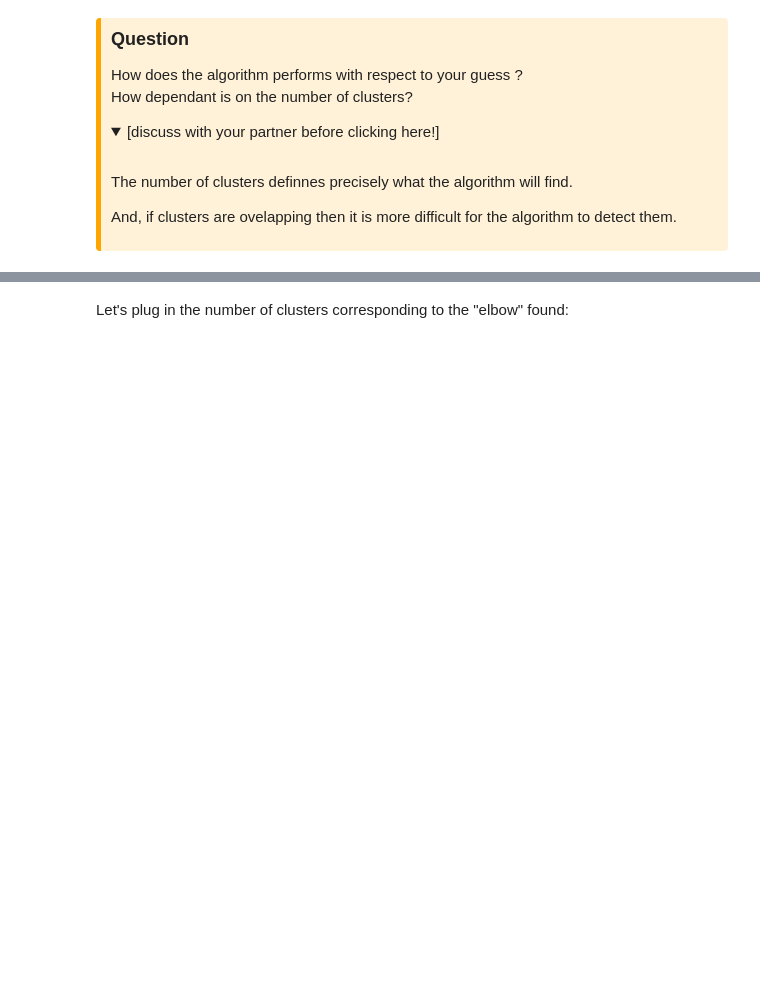
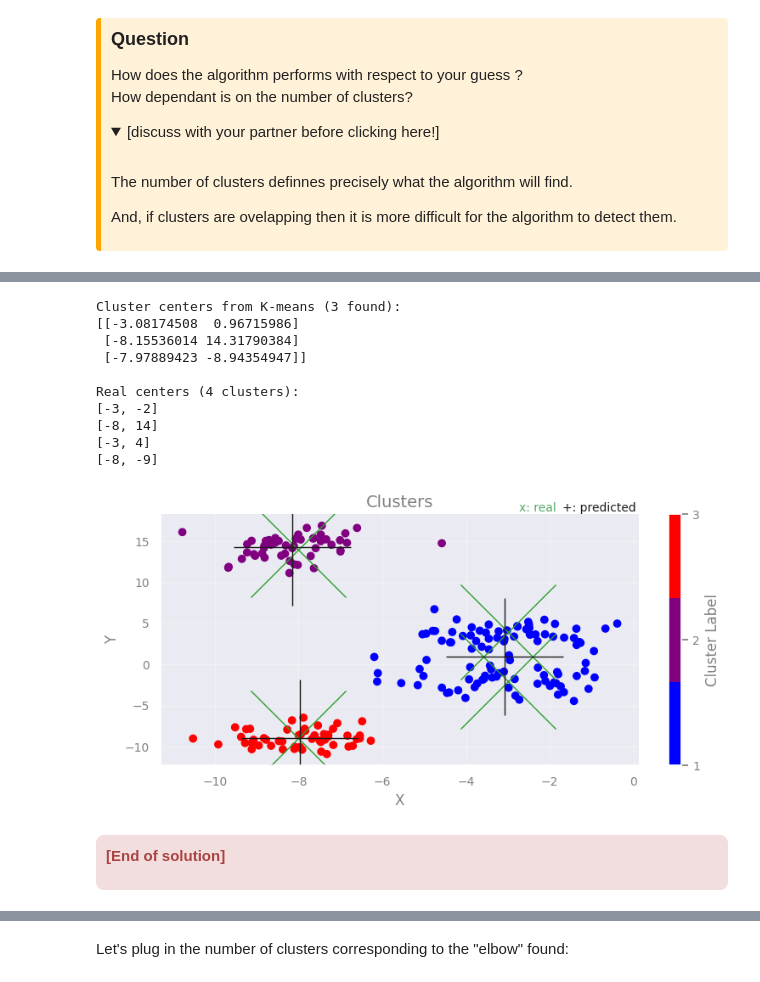
Before and after one commit to AstroStat-Academy/astrostat-school-8, a Jupyter notebook: Machine_Learning/Intro_and_Clustering.ipynb, the cells around one changed output, grey strips where cells are left out. Saved outputs shown, nothing was run; the diff lists cells and outputs as text; code cells hidden in the pictures; folded sections open; blank space fills up the shorter version.

```diff
--- a/Machine_Learning/Intro_and_Clustering.ipynb
+++ b/Machine_Learning/Intro_and_Clustering.ipynb
@@ -403,3 +446,70 @@ And, if clusters are ovelapping then it is  more difficult for the algorithm to
+# %%
+# Running the Kmeans
+from sklearn.cluster import KMeans
+
+#### number of clusters -GUESS !
+Clusters_kmeans = 3
+
+#### preparing the model with this number of clusters
+kmeans_model = KMeans(n_clusters=Clusters_kmeans)
+# fitting the model to the data
+kmeans_model.fit( X )
+
+# returning the cluster identified
+print(f"Cluster centers from K-means ({len(kmeans_model.cluster_centers_)} found):")
+print(kmeans_model.cluster_centers_)
+
+# comparing with the real ones
+print()
+print(f"Real centers ({len(Xc)} clusters):")
+for c in Xc:
+    print(c)
+    plt.plot(c[0],c[1], 'x', c='tab:green', ms=80)
+
+# coordinates of the clusters for plotting
+cc_x = kmeans_model.cluster_centers_[:,0]
+cc_y = kmeans_model.cluster_centers_[:,1]
+
+# plotting the centers
+plt.plot(cc_x, cc_y, 'k+', ms=100)
+
+# plotting the datapoints color-coded according
+# to the cluster they have been assigned to
+new_map = matplotlib.cm.gray.from_list('clustering', ('blue', 'red'), N=Clusters_kmeans)
+scat = plt.scatter( X[:,0], X[:,1], c=kmeans_model.labels_, edgecolors='face', cmap=new_map)
+cb = plt.colorbar(scat, ticks=range(0,Clusters_kmeans+1,1))   # number of clusters
+cb.set_ticklabels(range(1,Clusters_kmeans+2,1))
+cb.set_label('Cluster Label')
+
+plt.text(0.75, 1.05, "x: real", color='g',
+         transform=plt.gca().transAxes,
+         verticalalignment='top')
+
+plt.text(0.84, 1.05, "+: predicted", color='k',
+         transform=plt.gca().transAxes,
+         verticalalignment='top')
+
+add_plot_info()
+
+plt.show()
+# %% [output]
+Cluster centers from K-means (3 found):
+[[-3.08174508  0.96715986]
+ [-8.15536014 14.31790384]
+ [-7.97889423 -8.94354947]]
+
+Real centers (4 clusters):
+[-3, -2]
+[-8, 14]
+[-3, 4]
+[-8, -9]
+[figure, added]
+# %% [markdown]
+<div class="alert alert-danger" role="alert" style="border-radius: 8px; padding: 10px;">
+
+<b>[End of solution]</b>
+
+</div>
 # %% [markdown]
 ### How to find the best k value? - the "elbow" approach
 
```
Also changed, not shown: parts of 45 cells of this notebook.
